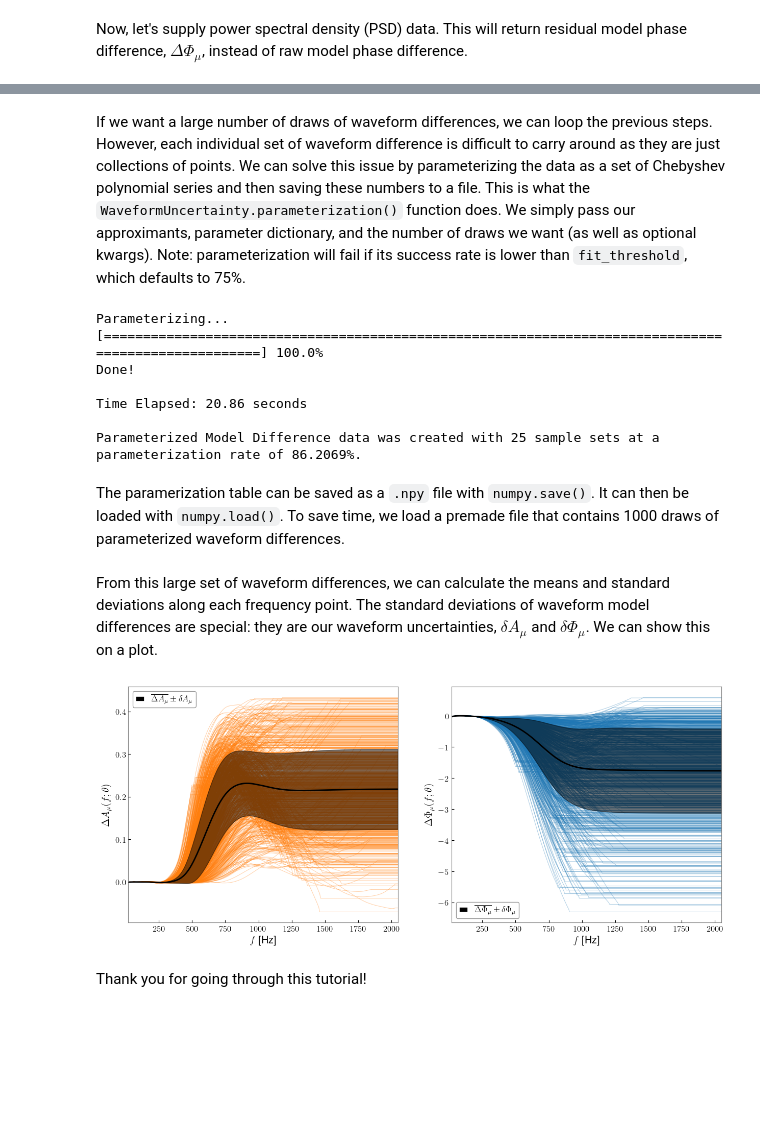
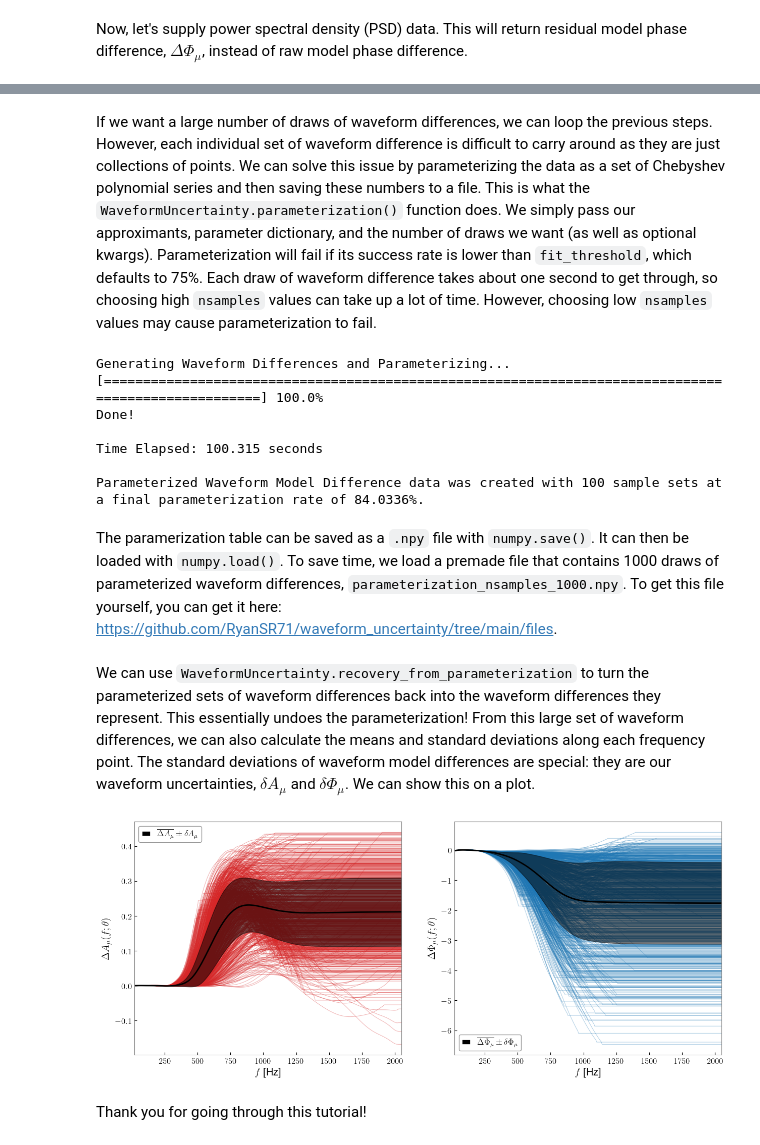
Before and after one commit to RyanSR71/waveform_uncertainty, a Jupyter notebook: docs/source/notebooks/Parameterization_Tutorial.ipynb, the cells around one changed output, grey strips where cells are left out. Cells and saved outputs as stored; diff of their text form; code cells hidden in the pictures; blank space fills up the shorter version.

```diff
--- a/docs/source/notebooks/Parameterization_Tutorial.ipynb
+++ b/docs/source/notebooks/Parameterization_Tutorial.ipynb
@@ -194,53 +194,54 @@ plt.show()
 # %% [markdown]
-If we want a large number of draws of waveform differences, we can loop the previous steps. However, each individual set of waveform difference is difficult to carry around as they are just collections of points. We can solve this issue by parameterizing the data as a set of Chebyshev polynomial series and then saving these numbers to a file. This is what the `WaveformUncertainty.parameterization()` function does. We simply pass our approximants, parameter dictionary, and the number of draws we want (as well as optional kwargs). Note: parameterization will fail if its success rate is lower than `fit_threshold`, which defaults to 75%.
+If we want a large number of draws of waveform differences, we can loop the previous steps. However, each individual set of waveform difference is difficult to carry around as they are just collections of points. We can solve this issue by parameterizing the data as a set of Chebyshev polynomial series and then saving these numbers to a file. This is what the `WaveformUncertainty.parameterization()` function does. We simply pass our approximants, parameter dictionary, and the number of draws we want (as well as optional kwargs). Parameterization will fail if its success rate is lower than `fit_threshold`, which defaults to 75%. Each draw of waveform difference takes about one second to get through, so choosing high `nsamples` values can take up a lot of time. However, choosing low `nsamples` values may cause parameterization to fail.
 # %%
-parameterization = wfu.parameterization("IMRPhenomPv2_NRTidalv2","SEOBNRv4T_surrogate",parameter_data,25,psd_data=psd_data)
+parameterization=wfu.parameterization("IMRPhenomPv2_NRTidalv2","SEOBNRv4T_surrogate",parameter_data,100,psd_data=psd_data)
 # %% [output]
-Parameterizing...
+Generating Waveform Differences and Parameterizing...
 [====================================================================================================] 100.0%
 Done!
 
-Time Elapsed: 20.86 seconds
+Time Elapsed: 100.315 seconds
 
-Parameterized Model Difference data was created with 25 sample sets at a parameterization rate of 86.2069%.
+Parameterized Waveform Model Difference data was created with 100 sample sets at a final parameterization rate of 84.0336%.
 # %% [markdown]
-The paramerization table can be saved as a `.npy` file with `numpy.save()`. It can then be loaded with `numpy.load()`. To save time, we load a premade file that contains 1000 draws of parameterized waveform differences.
+The paramerization table can be saved as a `.npy` file with `numpy.save()`. It can then be loaded with `numpy.load()`. To save time, we load a premade file that contains 1000 draws of parameterized waveform differences, `parameterization_nsamples_1000.npy`. To get this file yourself, you can get it here: https://github.com/RyanSR71/waveform_uncertainty/tree/main/files.
 # %%
 parameterization = np.load('/home/ryanmatthew.johnson/Waveform_Uncertainty/files/parameterization_nsamples_1000.npy',allow_pickle=True)
 # %% [markdown]
-From this large set of waveform differences, we can calculate the means and standard deviations along each frequency point. The standard deviations of waveform model differences are special: they are our waveform uncertainties, $\delta{A}_{\mu}$ and $\delta\Phi_{\mu}$. We can show this on a plot.
+We can use `WaveformUncertainty.recovery_from_parameterization` to turn the parameterized sets of waveform differences back into the waveform differences they represent. This essentially undoes the parameterization!
+From this large set of waveform differences, we can also calculate the means and standard deviations along each frequency point. The standard deviations of waveform model differences are special: they are our waveform uncertainties, $\delta{A}_{\mu}$ and $\delta\Phi_{\mu}$. We can show this on a plot.
 # %%
 mean_amplitude_difference,amplitude_uncertainty,mean_phase_difference,residual_phase_uncertainty = wfu.uncertainties_from_parameterization(parameterization)
 
 fig,ax = plt.subplots(1,2,figsize=(15,6))
 
 frequency_grid = parameterization[0][1]
 
 for i in range(len(parameterization)):
-    # Using __recovery_from_parameterization() to convert the Chebyshev coefficients back into the waveform uncertainties
-    ax[0].plot(frequency_grid,wfu.recovery_from_parameterization('amplitude_difference',parameterization[i]),color='tab:orange',linewidth=0.75,alpha=0.35,zorder=1)
+    # Using __recovery_from_parameterization() to convert the Chebyshev coefficients back into the waveform differences
+    ax[0].plot(frequency_grid,wfu.recovery_from_parameterization('amplitude_difference',parameterization[i]),color='tab:red',linewidth=0.75,alpha=0.35,zorder=1)
     ax[1].plot(frequency_grid,wfu.recovery_from_parameterization('phase_difference',parameterization[i]),color='tab:blue',linewidth=0.75,alpha=0.35,zorder=1)
 
 ax[0].plot(frequency_grid,mean_amplitude_difference,color='k',linewidth=2,zorder=2,label=r'$\overline{\Delta{A}_{\mu}}\pm\delta{A}_{\mu}$')
 ax[0].fill_between(frequency_grid,mean_amplitude_difference-amplitude_uncertainty,mean_amplitude_difference+amplitude_uncertainty,color='k',alpha=0.5,zorder=2)
 ax[0].legend(fancybox=True,loc='upper left')
 ax[0].grid(False)
 ax[0].set_xlim(frequency_grid[0],frequency_grid[-1])
 ax[0].set_xlabel(r'$\mathit{f}$'+" [Hz]")
 ax[0].set_ylabel(r'$\Delta{A}_{\mu}(f;\theta)$')
 ax[0].tick_params(direction='in')
 
 ax[1].plot(frequency_grid,mean_phase_difference,color='k',linewidth=2,zorder=2,label=r'$\overline{\Delta\Phi_{\mu}}\pm\delta\Phi_{\mu}$')
 ax[1].fill_between(frequency_grid,mean_phase_difference-residual_phase_uncertainty,mean_phase_difference+residual_phase_uncertainty,color='k',alpha=0.5,zorder=2)
 ax[1].legend(fancybox=True,loc='lower left')
 ax[1].grid(False)
 ax[1].set_xlim(frequency_grid[0],frequency_grid[-1])
 ax[1].set_xlabel(r'$\mathit{f}$'+" [Hz]")
 ax[1].set_ylabel(r'$\Delta\Phi_{\mu}(f;\theta)$')
 ax[1].tick_params(direction='in')
 
 plt.show()
 # %% [output]
-[figure, old version]
+[figure, new version]
 # %% [markdown]
 Thank you for going through this tutorial!
```
Also changed, not shown: parts of 4 cells of this notebook.
